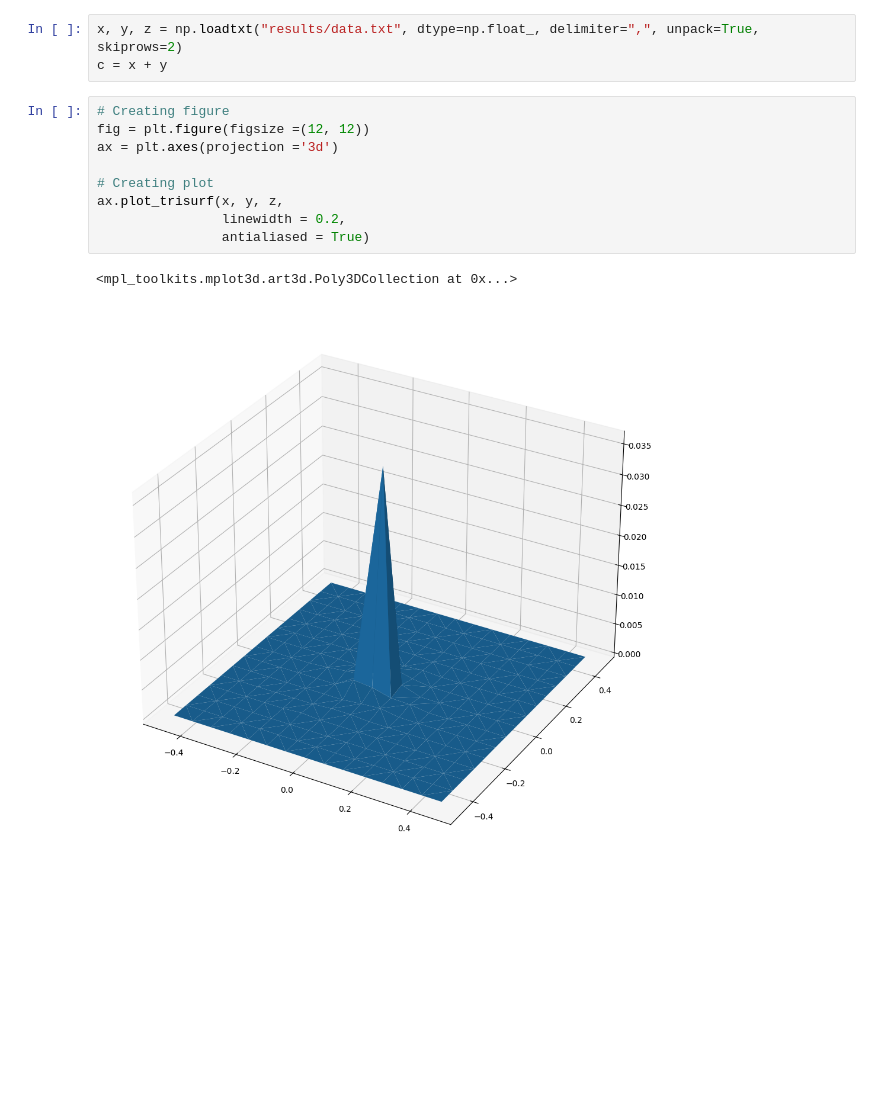
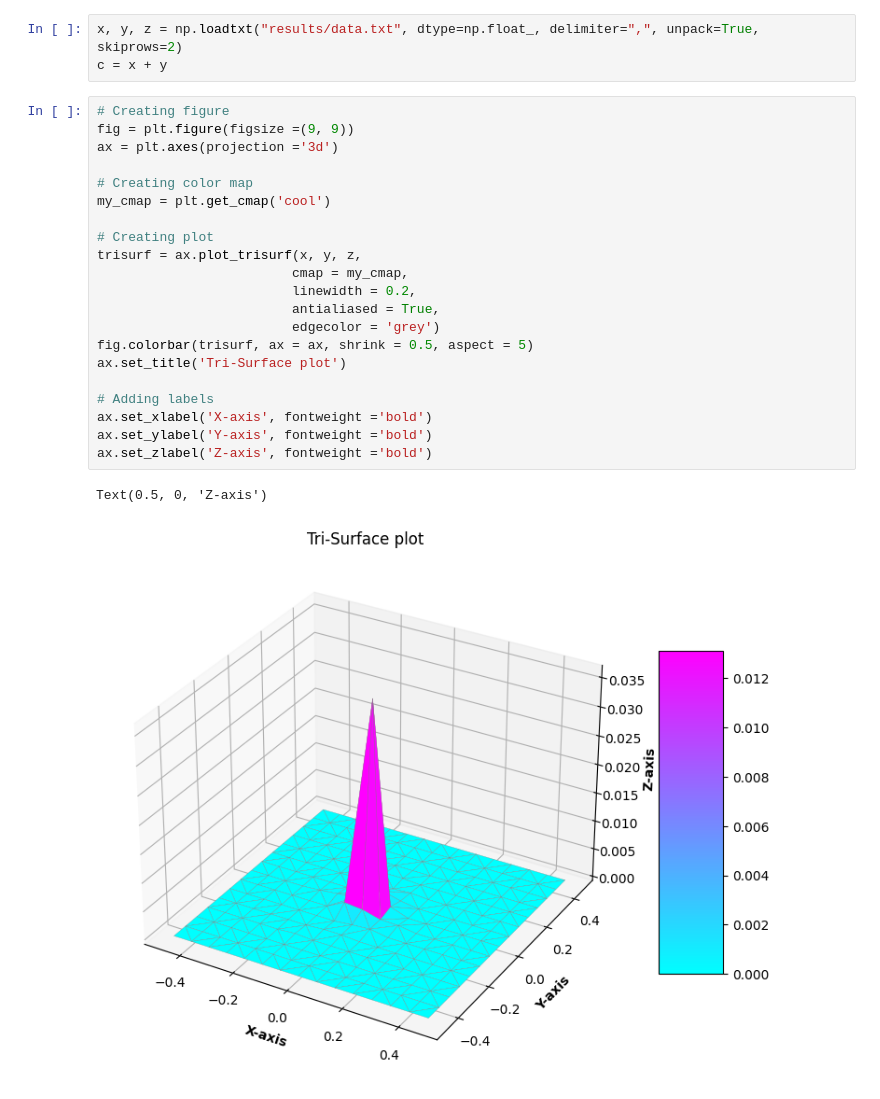
Before and after one commit to lmarchetti02/tesi, a Jupyter notebook: root/analisi.ipynb, the cells around one changed output. Cells and saved outputs as stored; diff of their text form; blank space fills up the shorter version.

```diff
--- a/root/analisi.ipynb
+++ b/root/analisi.ipynb
@@ -7,13 +7,25 @@ x, y, z = np.loadtxt("results/data.txt", dtype=np.float_, delimiter=",", unpack=
 c = x + y
 # %%
 # Creating figure
-fig = plt.figure(figsize =(12, 12))
+fig = plt.figure(figsize =(9, 9))
 ax = plt.axes(projection ='3d')
 
+# Creating color map
+my_cmap = plt.get_cmap('cool')
+
 # Creating plot
-ax.plot_trisurf(x, y, z,
-                linewidth = 0.2,
-                antialiased = True)
+trisurf = ax.plot_trisurf(x, y, z,
+                         cmap = my_cmap,
+                         linewidth = 0.2,
+                         antialiased = True,
+                         edgecolor = 'grey')
+fig.colorbar(trisurf, ax = ax, shrink = 0.5, aspect = 5)
+ax.set_title('Tri-Surface plot')
+
+# Adding labels
+ax.set_xlabel('X-axis', fontweight ='bold')
+ax.set_ylabel('Y-axis', fontweight ='bold')
+ax.set_zlabel('Z-axis', fontweight ='bold')
 # %% [output]
-<mpl_toolkits.mplot3d.art3d.Poly3DCollection at 0x...>
+Text(0.5, 0, 'Z-axis')
-[figure, old version]
+[figure, new version]
```
Also changed, not shown: 1 other file.
